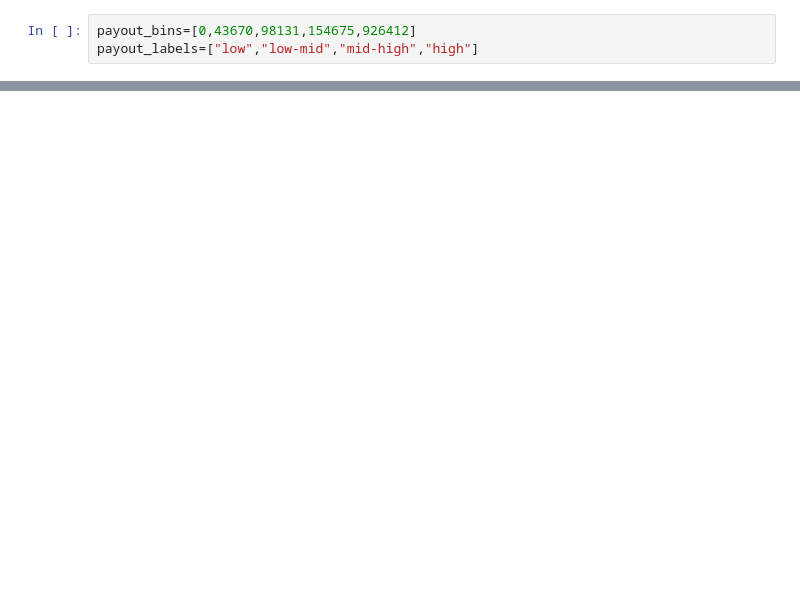
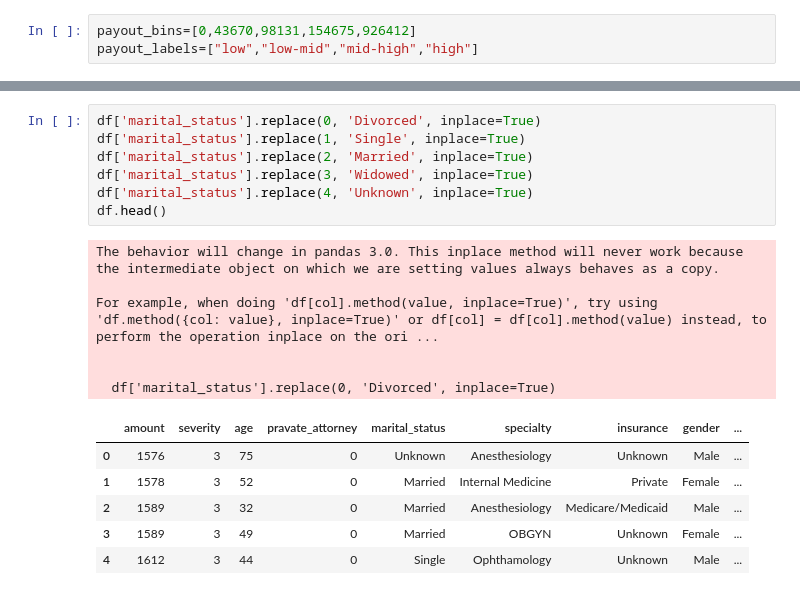
Before and after one commit to shannonmarie126/malpractice-analysis, a Jupyter notebook: malpractice_cleaning.ipynb, the cells around one changed output, grey strips where cells are left out. Drawn from its saved outputs; the diff is of its cells as text; blank space fills up the shorter version.

```diff
--- a/malpractice_cleaning.ipynb
+++ b/malpractice_cleaning.ipynb
@@ -64,0 +96,20 @@ df["payout_ranges"]=pd.cut(df["Amount"],bins=payout_bins,labels=payout_labels)
+# %%
+df['marital_status'].replace(0, 'Divorced', inplace=True)
+df['marital_status'].replace(1, 'Single', inplace=True)
+df['marital_status'].replace(2, 'Married', inplace=True)
+df['marital_status'].replace(3, 'Widowed', inplace=True)
+df['marital_status'].replace(4, 'Unknown', inplace=True)
+df.head()
+# %% [output]
+The behavior will change in pandas 3.0. This inplace method will never work because the intermediate object on which we are setting values always behaves as a copy.
+
+For example, when doing 'df[col].method(value, inplace=True)', try using 'df.method({col: value}, inplace=True)' or df[col] = df[col].method(value) instead, to perform the operation inplace on the ori ...
+
+
+  df['marital_status'].replace(0, 'Divorced', inplace=True)
+|  | amount | severity | age | pravate_attorney | marital_status | specialty | insurance | gender | ... |
+| 0 | 1576 | 3 | 75 | 0 | Unknown | Anesthesiology | Unknown | Male | ... |
+| 1 | 1578 | 3 | 52 | 0 | Married | Internal Medicine | Private | Female | ... |
+| 2 | 1589 | 3 | 32 | 0 | Married | Anesthesiology | Medicare/Medicaid | Male | ... |
+| 3 | 1589 | 3 | 49 | 0 | Married | OBGYN | Unknown | Female | ... |
+| 4 | 1612 | 3 | 44 | 0 | Single | Ophthamology | Unknown | Male | ... |
```
Also changed, not shown: parts of 23 cells of this notebook, 2 other files.
